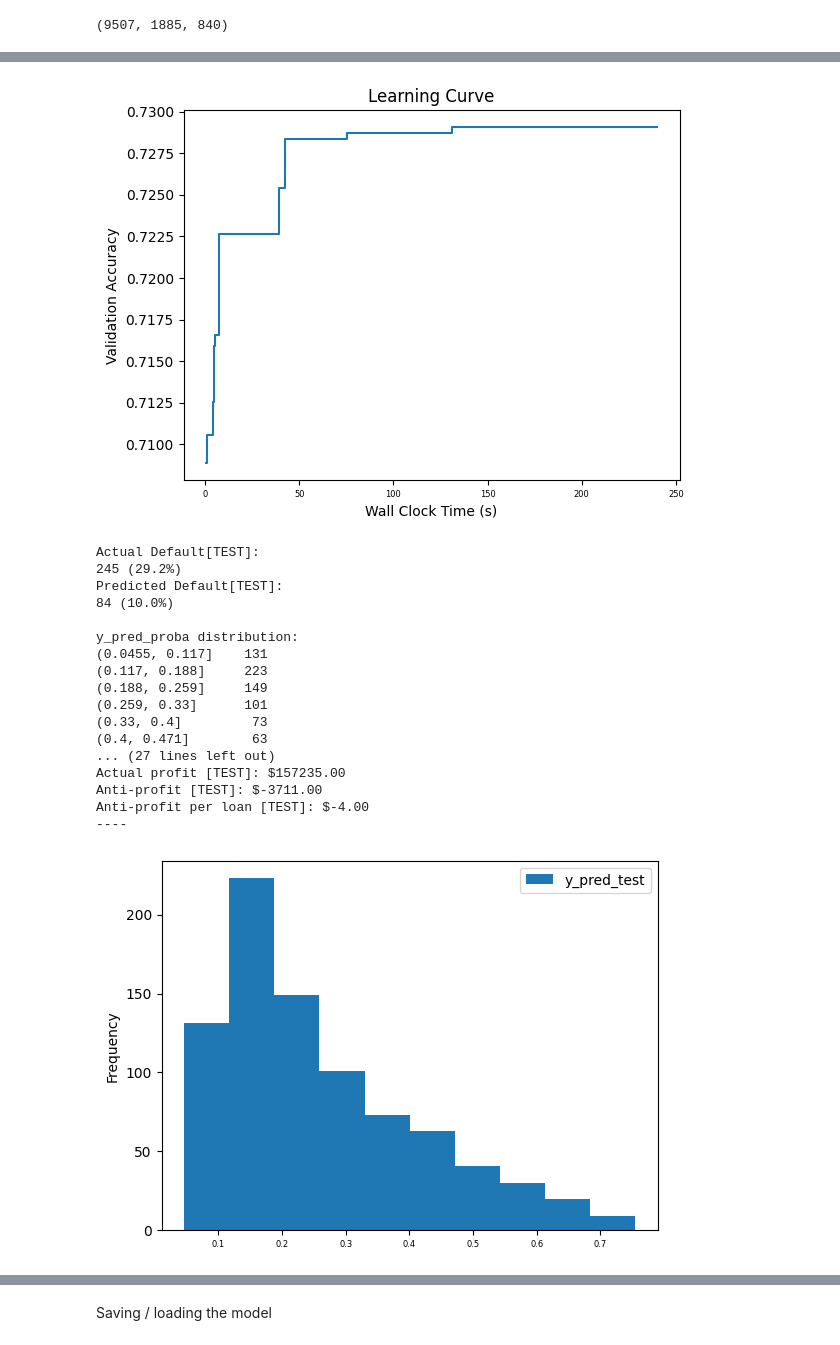
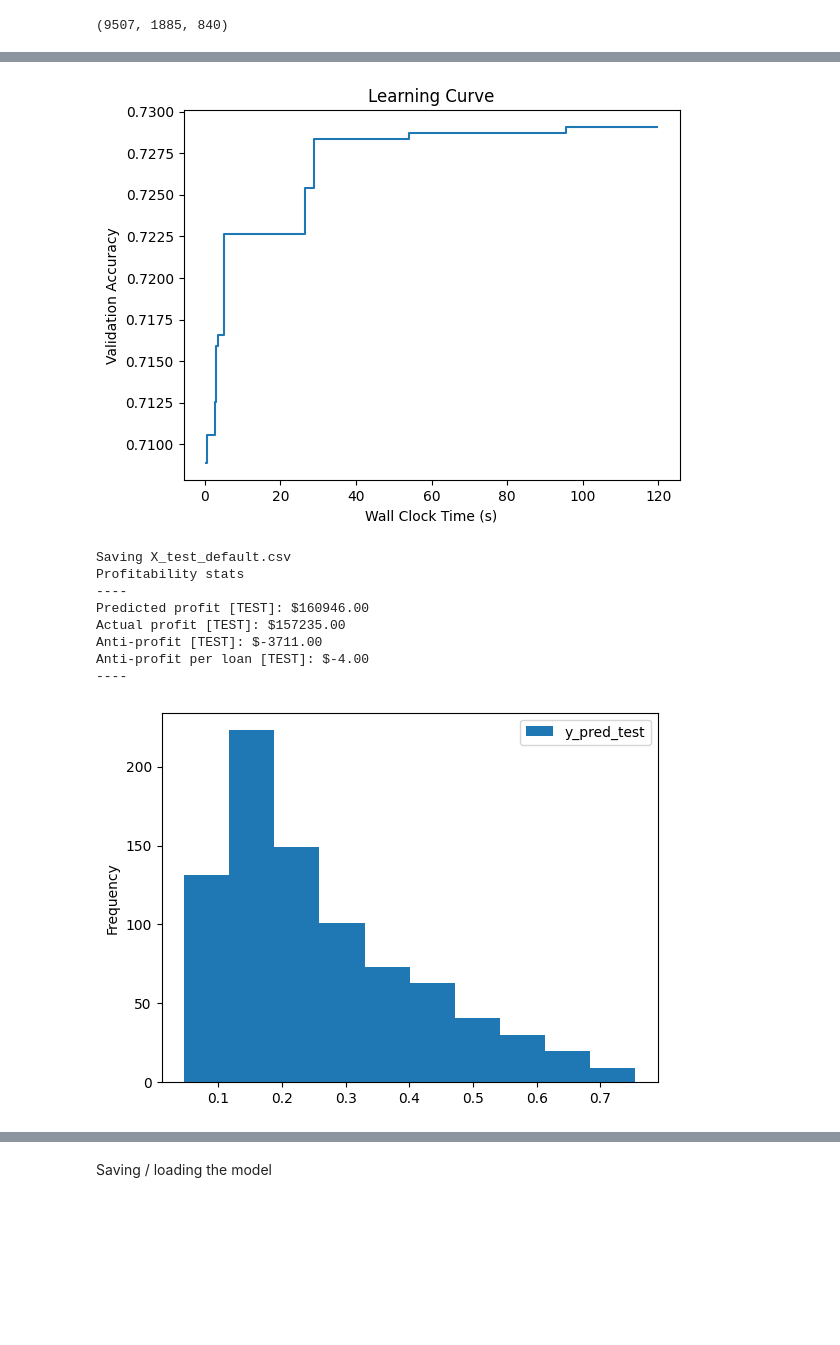
Before and after one commit to klahrich/westgate, a Jupyter notebook: default_model/default_model.ipynb, the cells around one changed output, grey strips where cells are left out. Cells and saved outputs as stored; diff of their text form; code cells hidden in the pictures; blank space fills up the shorter version.

Commit message:
First training (default model) with dvc

```diff
--- a/default_model/default_1.0.ipynb
+++ b/default_model/default_model.ipynb
@@ -7,5 +4,5 @@ The autoreload extension is already loaded. To reload it, use:
 # %%
-basefolder = 'C:/Users/karim/Documents/westgate/data/training/default/'
+basefolder = 'C:/Users/karim/Documents/westgate/data/training/'
 # %%
 import pandas as pd
 from westgate.flaml_model import *
@@ -18,5 +23,5 @@ import sqlite3
 # %%
-default_model = UWModel(experiment_id='default_1.0')
+default_model = UWModel(model_name='default', model_version='1.0')
 #default_model = load_model('default_1.0')
 # %%
 data_2022_df = pd.read_csv(basefolder + 'loan_outcomes_2022.csv', encoding='latin')
@@ -169,7 +174,7 @@ config = {
 
 y_pred_proba, y_pred, extra = default_model.fit(
         X_train, X_test, y_train, y_test, extra,
-        time_budget=240,
+        time_budget=120,
         automl_config=config,
         show_plots=True,
         percentile=90
@@ -180,22 +184,13 @@ X_test shape: (840, 26)
-[figure, old version]
+[figure, new version]
-Actual Default[TEST]:
-245 (29.2%)
-Predicted Default[TEST]:
-84 (10.0%)
-
-y_pred_proba distribution:
-(0.0455, 0.117]    131
-(0.117, 0.188]     223
-(0.188, 0.259]     149
-(0.259, 0.33]      101
-(0.33, 0.4]         73
-(0.4, 0.471]        63
-... (27 lines left out)
+Saving X_test_default.csv
+Profitability stats
+----
+Predicted profit [TEST]: $160946.00
 Actual profit [TEST]: $157235.00
 Anti-profit [TEST]: $-3711.00
 Anti-profit per loan [TEST]: $-4.00
 ----
-[figure, old version]
+[figure, new version]
 [figure]
 # %%
 len(default_model.features)
```
Also changed, not shown: parts of 15 cells of this notebook, 13 other files.
